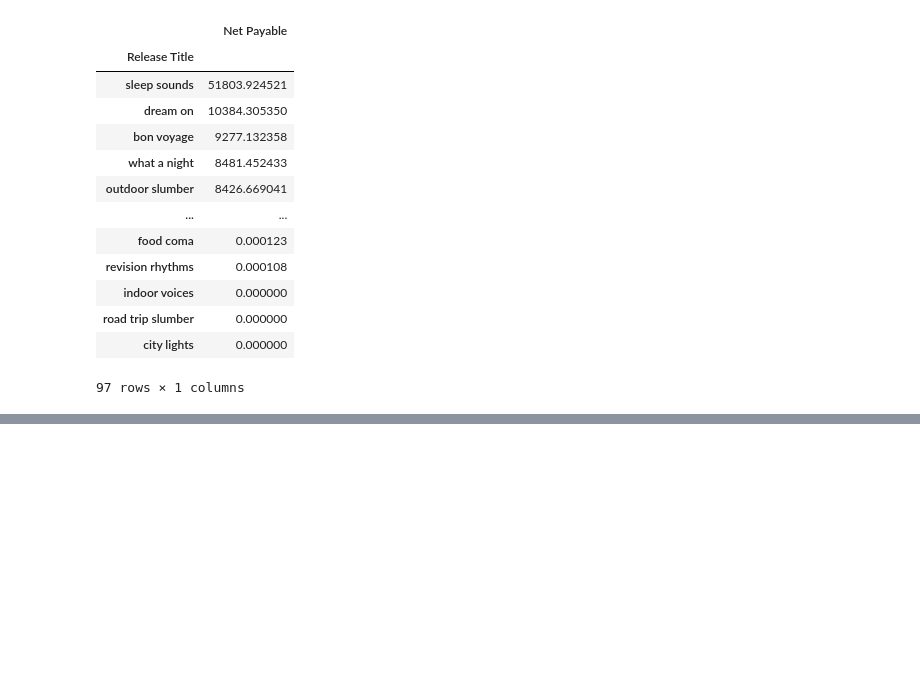
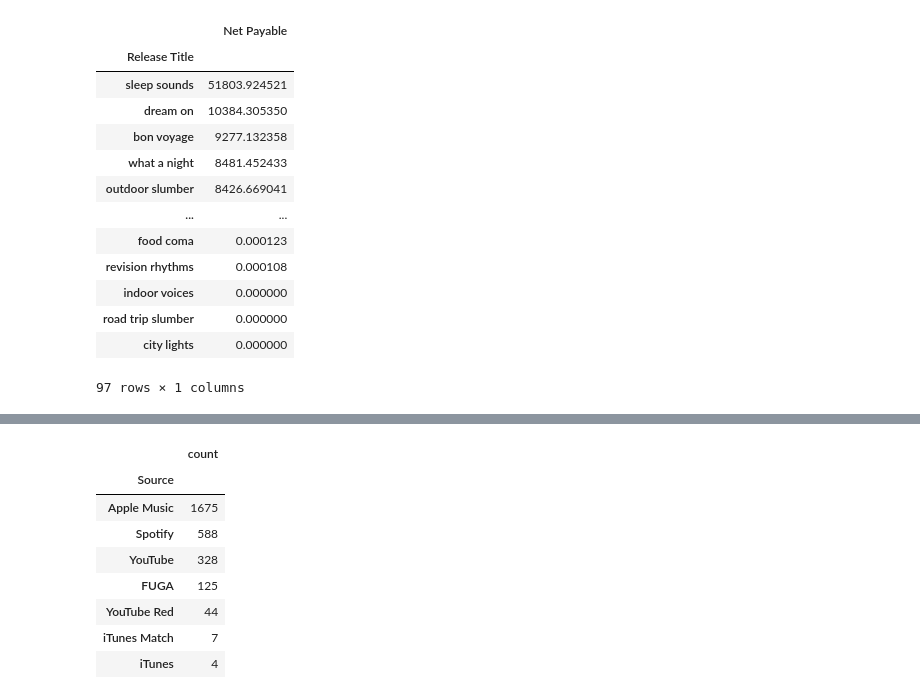
Before and after one commit to kloeyap/ybell-data-analysis, a Jupyter notebook: analysis/gen-analysis.ipynb, the cells around one changed output, grey strips where cells are left out. Cells and saved outputs as stored; diff of their text form; code cells hidden in the pictures; blank space fills up the shorter version.

```diff
--- a/analysis/gen-analysis.ipynb
+++ b/analysis/gen-analysis.ipynb
@@ -232,0 +306,12 @@ chamber_pay.sort_values(by = 'Net Payable', ascending=False)
+# %%
+ricwavy_topsources
+# %% [output]
+|  | count |
+| Source |  |
+| Apple Music | 1675 |
+| Spotify | 588 |
+| YouTube | 328 |
+| FUGA | 125 |
+| YouTube Red | 44 |
+| iTunes Match | 7 |
+| iTunes | 4 |
```
Also changed, not shown: parts of 11 cells of this notebook.
